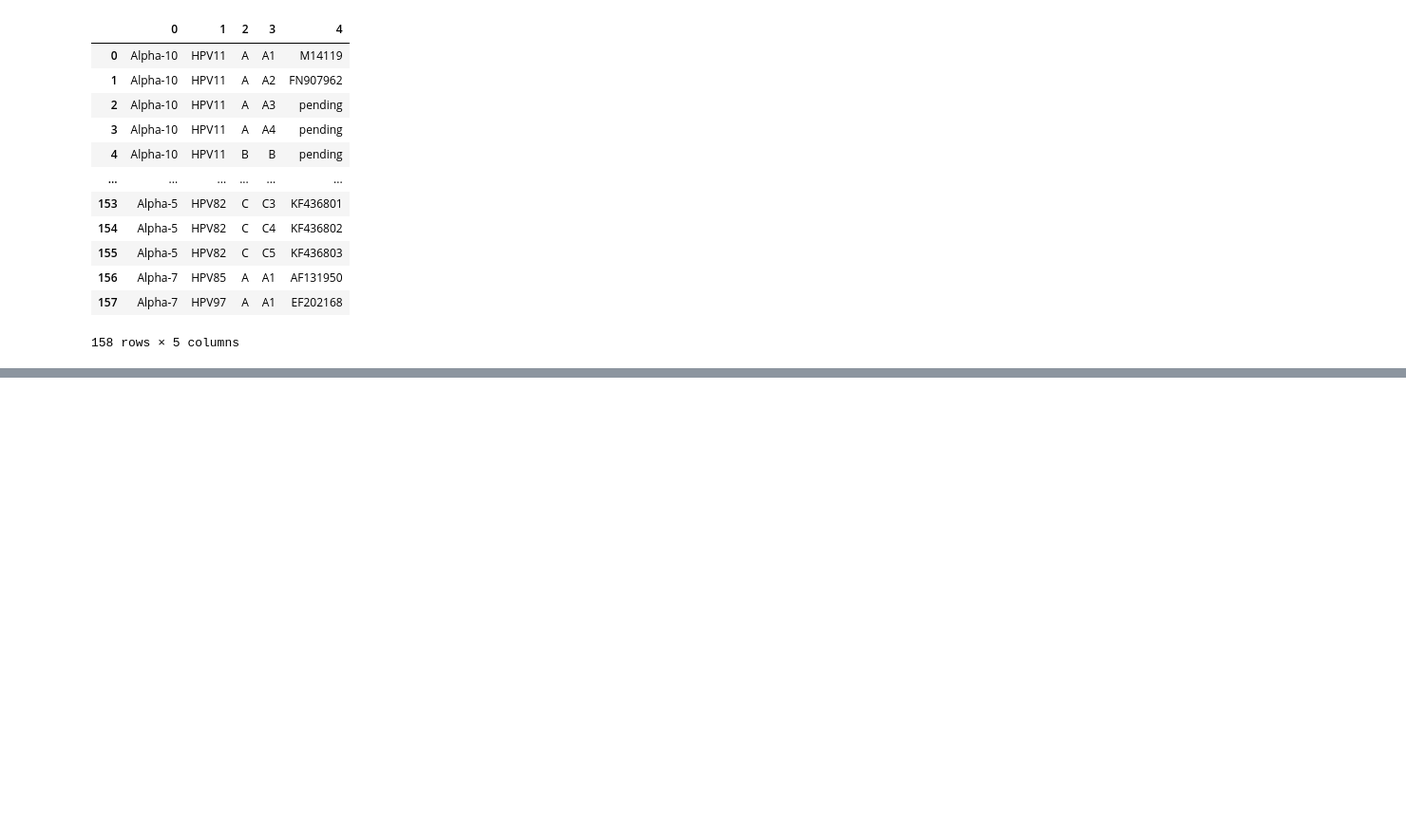
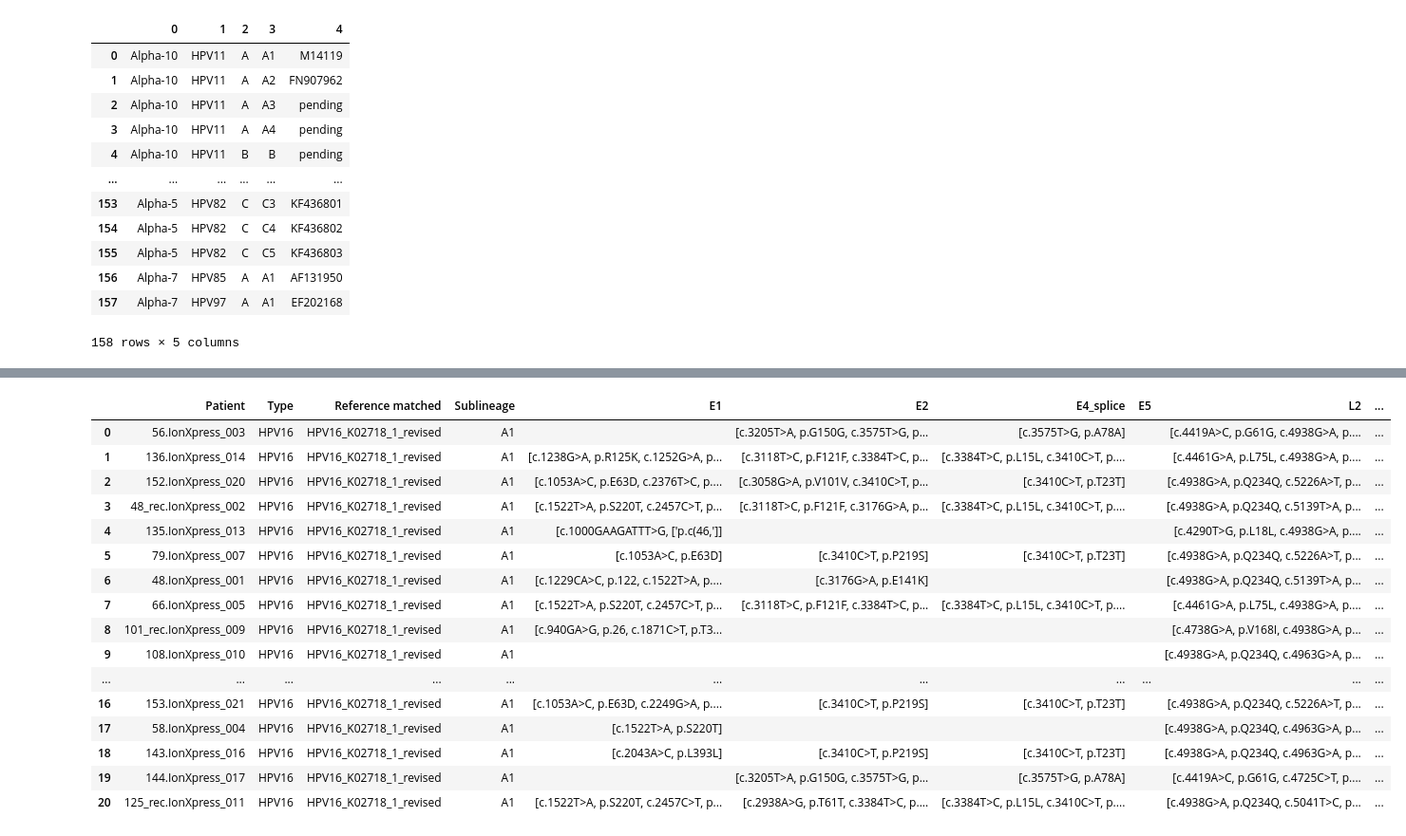
Before and after one commit to CrosserK/HPV_subtyping, a Jupyter notebook: Scripts/Python/FormatResults.ipynb, the cells around one changed output, grey strips where cells are left out. Shown at 95% size. Saved outputs shown, nothing was run; the diff lists cells and outputs as text; code cells hidden in the pictures; blank space fills up the shorter version.

```diff
--- a/Scripts/Python/FormatResults.ipynb
+++ b/Scripts/Python/FormatResults.ipynb
@@ -2,6 +2,7 @@
 import os, sys
 import glob
 import math
+import numpy as np
 import pandas as pd
 from os import listdir
 from os.path import isfile, join
@@ -9,7 +10,7 @@ from argparse import ArgumentParser
 
 #Covarage matrix as csv file without qoutes, seperated by commas
 folder = "/home/pato/Skrivebord/HPV_subtyping/Results/"
-topRunName = "Test_forsog1_1149_18112022"
+topRunName = "Opsaet9_chip1_HPV16panel_1320_25112022"
 indFile = "AnnotationIndividualFiles_"+topRunName+".txt"
 sumFile = "AnnotationSummary_"+topRunName+".txt"
 
@@ -65,3 +73,15 @@ cols
+# %%
+# Changing genenames of ex gene-E4-172 to E4
+newcols = []
+for gene in cols:
+    if "gene-" in gene:
+        newgene = gene.split("-")[1]
+        if newgene not in newcols:
+            newcols.append(newgene)
+    else:
+        if gene not in newcols:
+            newcols.append(gene)
+cols = newcols
 # %%
 sumJson = []
 for patient in inddf.columns:
@@ -160,2 +229,23 @@ sumJson
+# %%
+formDf = pd.DataFrame.from_dict(sumJson)
+formDf
+# %% [output]
+|  | Patient | Type | Reference matched | Sublineage | E1 | E2 | E4_splice | E5 | L2 | ... |
+| 0 | 56.IonXpress_003 | HPV16 | HPV16_K02718_1_revised | A1 |  | [c.3205T>A, p.G150G, c.3575T>G, p... | [c.3575T>G, p.A78A] |  | [c.4419A>C, p.G61G, c.4938G>A, p.... | ... |
+| 1 | 136.IonXpress_014 | HPV16 | HPV16_K02718_1_revised | A1 | [c.1238G>A, p.R125K, c.1252G>A, p... | [c.3118T>C, p.F121F, c.3384T>C, p... | [c.3384T>C, p.L15L, c.3410C>T, p.... |  | [c.4461G>A, p.L75L, c.4938G>A, p.... | ... |
+| 2 | 152.IonXpress_020 | HPV16 | HPV16_K02718_1_revised | A1 | [c.1053A>C, p.E63D, c.2376T>C, p.... | [c.3058G>A, p.V101V, c.3410C>T, p... | [c.3410C>T, p.T23T] |  | [c.4938G>A, p.Q234Q, c.5226A>T, p... | ... |
+| 3 | 48_rec.IonXpress_002 | HPV16 | HPV16_K02718_1_revised | A1 | [c.1522T>A, p.S220T, c.2457C>T, p... | [c.3118T>C, p.F121F, c.3176G>A, p... | [c.3384T>C, p.L15L, c.3410C>T, p.... |  | [c.4938G>A, p.Q234Q, c.5139T>A, p... | ... |
+| 4 | 135.IonXpress_013 | HPV16 | HPV16_K02718_1_revised | A1 | [c.1000GAAGATTT>G, ['p.c(46,']] |  |  |  | [c.4290T>G, p.L18L, c.4938G>A, p.... | ... |
+| 5 | 79.IonXpress_007 | HPV16 | HPV16_K02718_1_revised | A1 | [c.1053A>C, p.E63D] | [c.3410C>T, p.P219S] | [c.3410C>T, p.T23T] |  | [c.4938G>A, p.Q234Q, c.5226A>T, p... | ... |
+| 6 | 48.IonXpress_001 | HPV16 | HPV16_K02718_1_revised | A1 | [c.1229CA>C, p.122, c.1522T>A, p.... | [c.3176G>A, p.E141K] |  |  | [c.4938G>A, p.Q234Q, c.5139T>A, p... | ... |
+| 7 | 66.IonXpress_005 | HPV16 | HPV16_K02718_1_revised | A1 | [c.1522T>A, p.S220T, c.2457C>T, p... | [c.3118T>C, p.F121F, c.3384T>C, p... | [c.3384T>C, p.L15L, c.3410C>T, p.... |  | [c.4461G>A, p.L75L, c.4938G>A, p.... | ... |
+| 8 | 101_rec.IonXpress_009 | HPV16 | HPV16_K02718_1_revised | A1 | [c.940GA>G, p.26, c.1871C>T, p.T3... |  |  |  | [c.4738G>A, p.V168I, c.4938G>A, p... | ... |
+| 9 | 108.IonXpress_010 | HPV16 | HPV16_K02718_1_revised | A1 |  |  |  |  | [c.4938G>A, p.Q234Q, c.4963G>A, p... | ... |
+| ... | ... | ... | ... | ... | ... | ... | ... | ... | ... | ... |
+| 16 | 153.IonXpress_021 | HPV16 | HPV16_K02718_1_revised | A1 | [c.1053A>C, p.E63D, c.2249G>A, p.... | [c.3410C>T, p.P219S] | [c.3410C>T, p.T23T] |  | [c.4938G>A, p.Q234Q, c.5226A>T, p... | ... |
+| 17 | 58.IonXpress_004 | HPV16 | HPV16_K02718_1_revised | A1 | [c.1522T>A, p.S220T] |  |  |  | [c.4938G>A, p.Q234Q, c.4963G>A, p... | ... |
+| 18 | 143.IonXpress_016 | HPV16 | HPV16_K02718_1_revised | A1 | [c.2043A>C, p.L393L] | [c.3410C>T, p.P219S] | [c.3410C>T, p.T23T] |  | [c.4938G>A, p.Q234Q, c.4963G>A, p... | ... |
+| 19 | 144.IonXpress_017 | HPV16 | HPV16_K02718_1_revised | A1 |  | [c.3205T>A, p.G150G, c.3575T>G, p... | [c.3575T>G, p.A78A] |  | [c.4419A>C, p.G61G, c.4725C>T, p.... | ... |
+| 20 | 125_rec.IonXpress_011 | HPV16 | HPV16_K02718_1_revised | A1 | [c.1522T>A, p.S220T, c.2457C>T, p... | [c.2938A>G, p.T61T, c.3384T>C, p.... | [c.3384T>C, p.L15L, c.3410C>T, p.... |  | [c.4938G>A, p.Q234Q, c.5041T>C, p... | ... |
 # %%
 # Convert to dataframe and save to file
```
Also changed, not shown: parts of 10 cells of this notebook, 1 other file.
